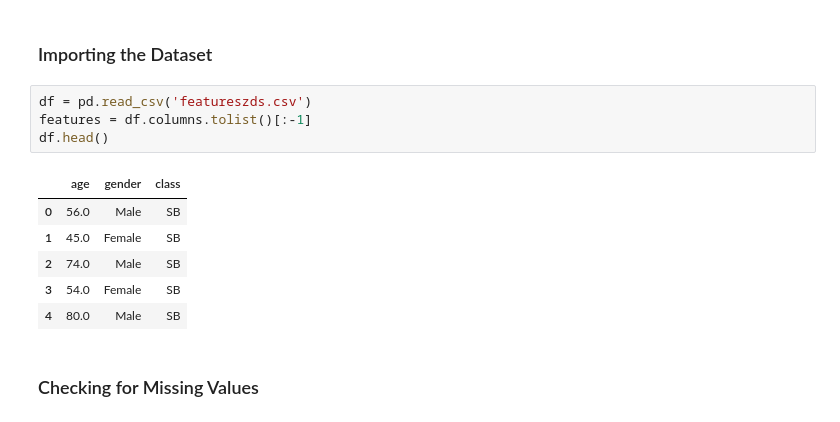
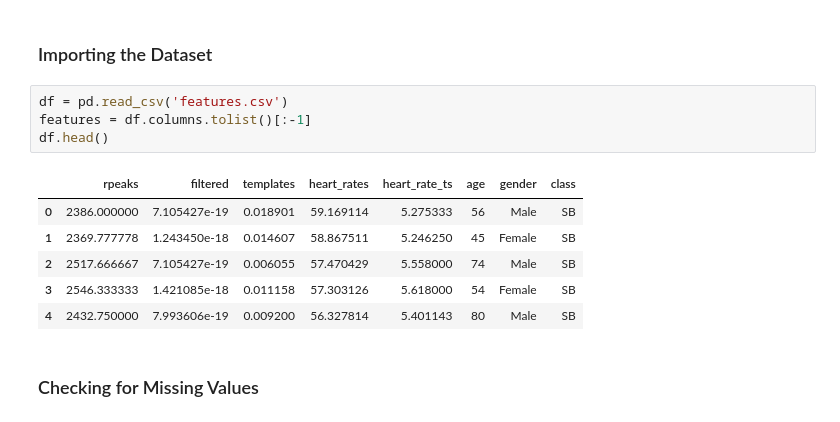
Before and after one commit to saad4zd/ECG-Arrhythmia-Detection-Analysis, a Jupyter notebook: preprocessing.ipynb, the cells around one changed output. Drawn from its saved outputs; the diff is of its cells as text.

```diff
--- a/preprocessing.ipynb
+++ b/preprocessing.ipynb
@@ -11,16 +11,16 @@ from sklearn.preprocessing import MinMaxScaler
 # %% [markdown]
 ### Importing the Dataset
 # %%
-df = pd.read_csv('featureszds.csv')
+df = pd.read_csv('features.csv')
 features = df.columns.tolist()[:-1]
 df.head()
 # %% [output]
-|  | age | gender | class |
-| 0 | 56.0 | Male | SB |
-| 1 | 45.0 | Female | SB |
-| 2 | 74.0 | Male | SB |
-| 3 | 54.0 | Female | SB |
-| 4 | 80.0 | Male | SB |
+|  | rpeaks | filtered | templates | heart_rates | heart_rate_ts | age | gender | class |
+| 0 | 2386.000000 | 7.105427e-19 | 0.018901 | 59.169114 | 5.275333 | 56 | Male | SB |
+| 1 | 2369.777778 | 1.243450e-18 | 0.014607 | 58.867511 | 5.246250 | 45 | Female | SB |
+| 2 | 2517.666667 | 7.105427e-19 | 0.006055 | 57.470429 | 5.558000 | 74 | Male | SB |
+| 3 | 2546.333333 | 1.421085e-18 | 0.011158 | 57.303126 | 5.618000 | 54 | Female | SB |
+| 4 | 2432.750000 | 7.993606e-19 | 0.009200 | 56.327814 | 5.401143 | 80 | Male | SB |
 # %% [markdown]
 ### Checking for Missing Values
 # %%
```
